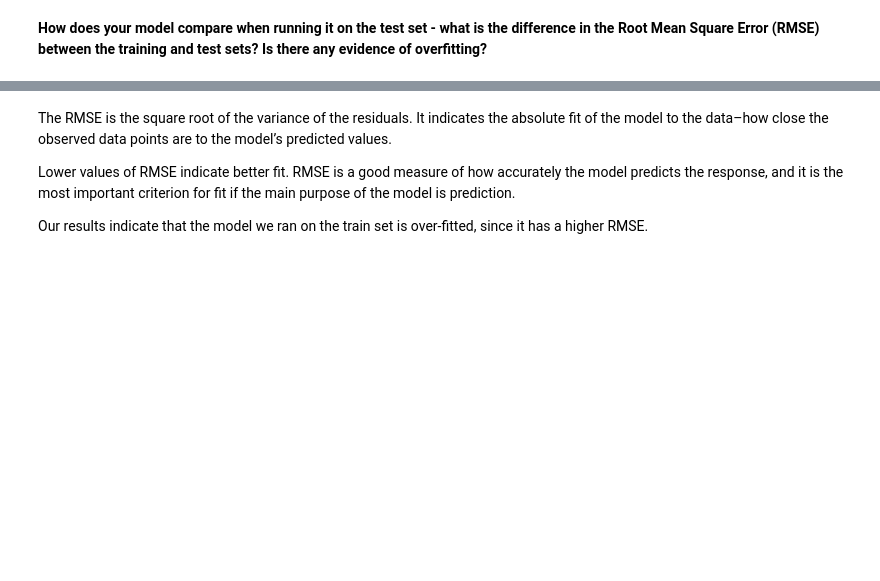
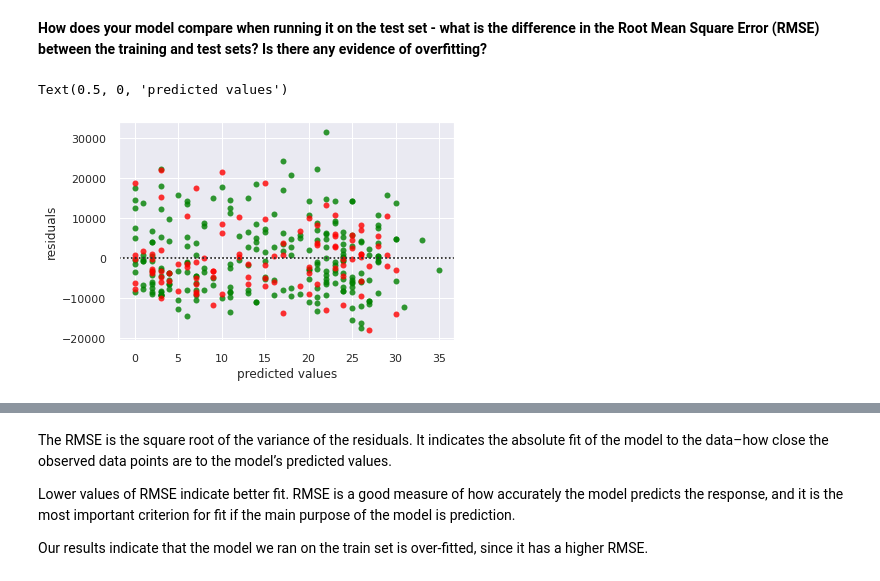
Before and after one commit to Shalom91/New-Regression, a Jupyter notebook: Regression_Analysis.ipynb, the cells around one changed output, grey strips where cells are left out. Cells and saved outputs as stored; diff of their text form; code cells hidden in the pictures; blank space fills up the shorter version.

```diff
--- a/Regression_Analysis.ipynb
+++ b/Regression_Analysis.ipynb
@@ -328,6 +333,12 @@ train_result = results.predict(train_new.yearsworked)
 Length: 98, dtype: float64
 # %% [markdown]
 **How does your model compare when running it on the test set - what is the difference in the Root Mean Square Error (RMSE) between the training and test sets? Is there any evidence of overfitting?**
+# %%
+sns.residplot(x=train['yearsworked'], y=train['salary'], data=train_result, color='green')
+sns.residplot(x=test['yearsworked'], y=test['salary'], data=test_result, color='red')
+# %% [output]
+Text(0.5, 0, 'predicted values')
+[figure, added]
 # %%
 # calculate Root Mean Square Error (RMSE)
 from sklearn.metrics import mean_squared_error as mse
```
Also changed, not shown: parts of 10 cells of this notebook.
